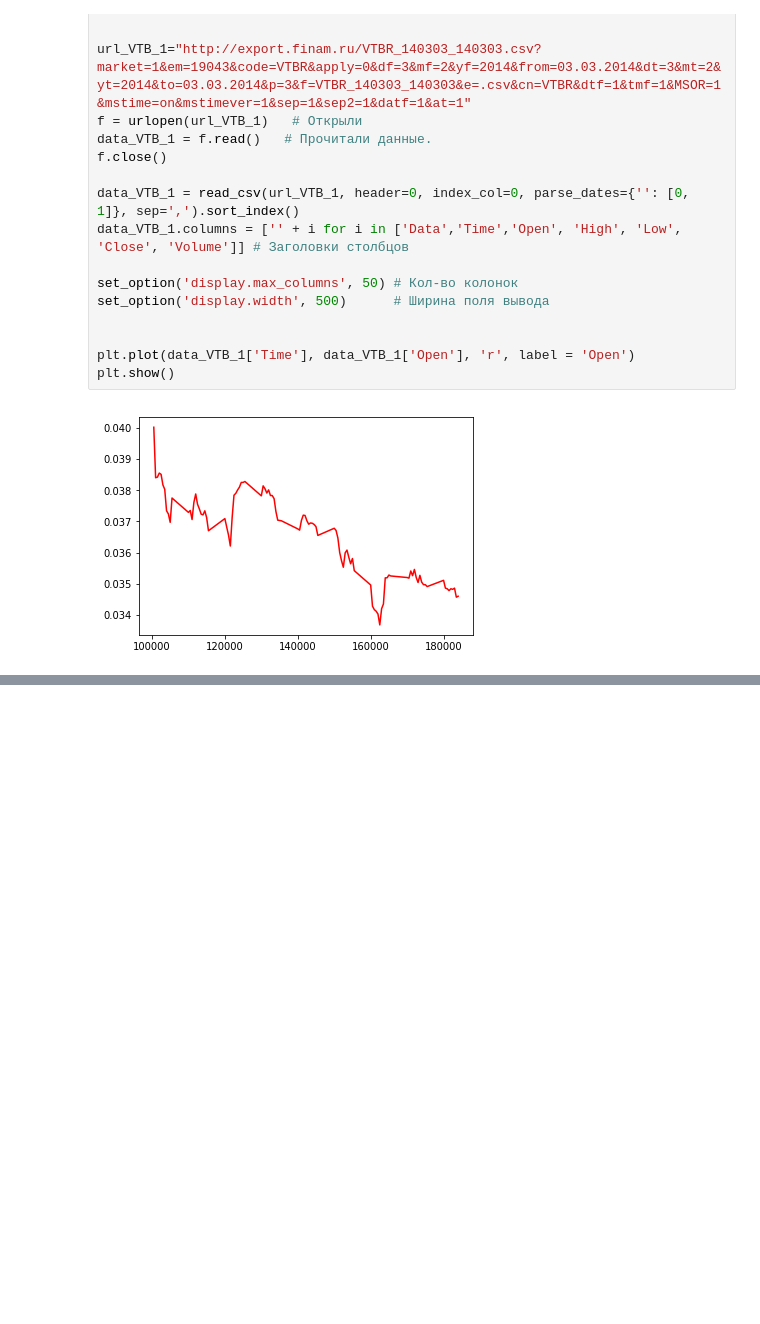
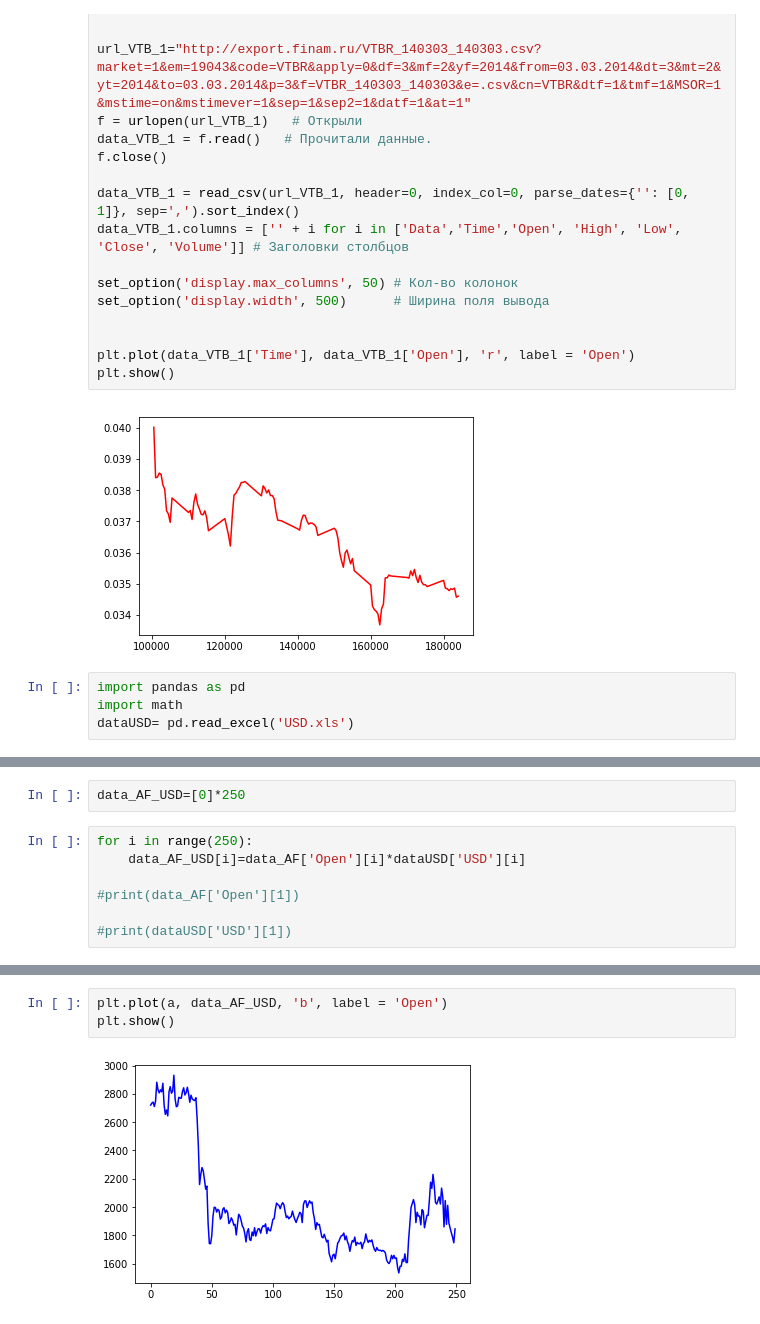
Before and after one commit to AdeleWolff/Subbotin_A_A, a Jupyter notebook: Kursach.ipynb, the cells around one changed output, grey strips where cells are left out. Drawn from its saved outputs; the diff is of its cells as text; blank space fills up the shorter version.

```diff
--- a/Kursach.ipynb
+++ b/Kursach.ipynb
@@ -692,3 +698,7 @@ plt.plot(data_VTB_1['Time'], data_VTB_1['Open'], 'r', label = 'Open')
 plt.show()
 # %% [output]
 [figure]
+# %%
+import pandas as pd
+import math
+dataUSD= pd.read_excel('USD.xls')
@@ -694,0 +709,9 @@ plt.show()
+# %%
+data_AF_USD=[0]*250
+# %%
+for i in range(250):
+    data_AF_USD[i]=data_AF['Open'][i]*dataUSD['USD'][i]
+
+#print(data_AF['Open'][1])
+
+#print(dataUSD['USD'][1])
@@ -694,0 +748,5 @@ plt.show()
+# %%
+plt.plot(a, data_AF_USD, 'b', label = 'Open')
+plt.show()
+# %% [output]
+[figure, added]
```
Also changed, not shown: parts of 18 cells of this notebook.
